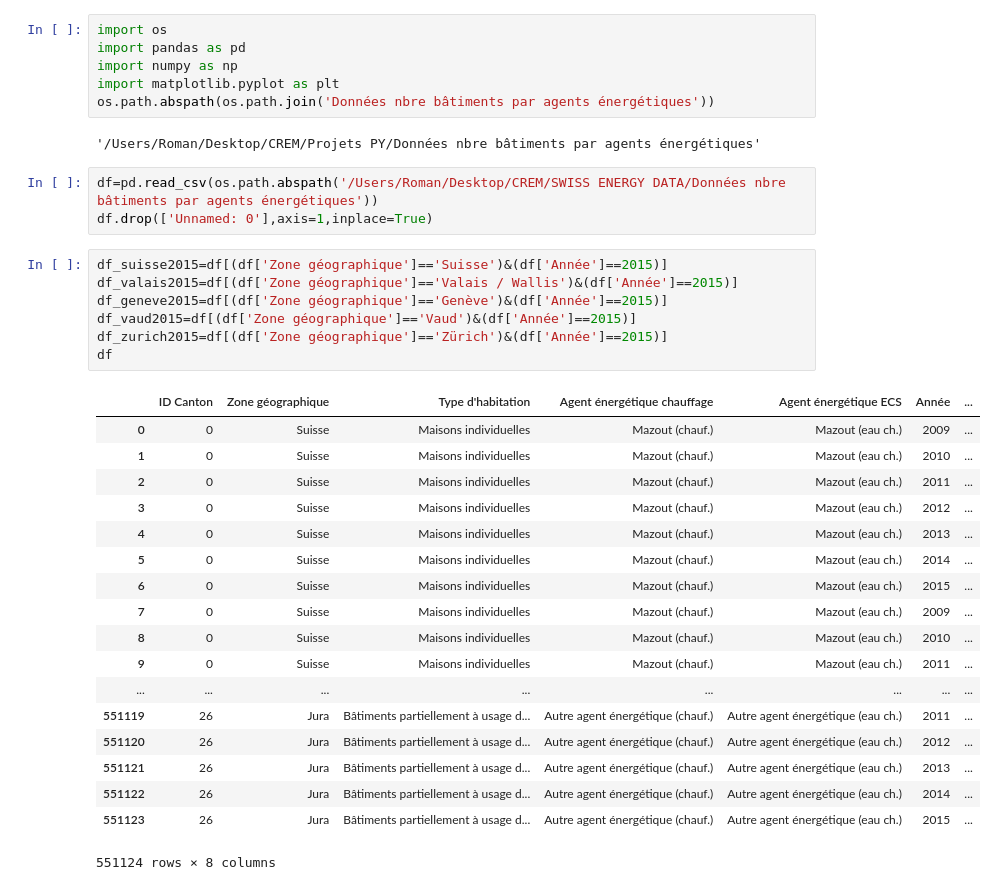
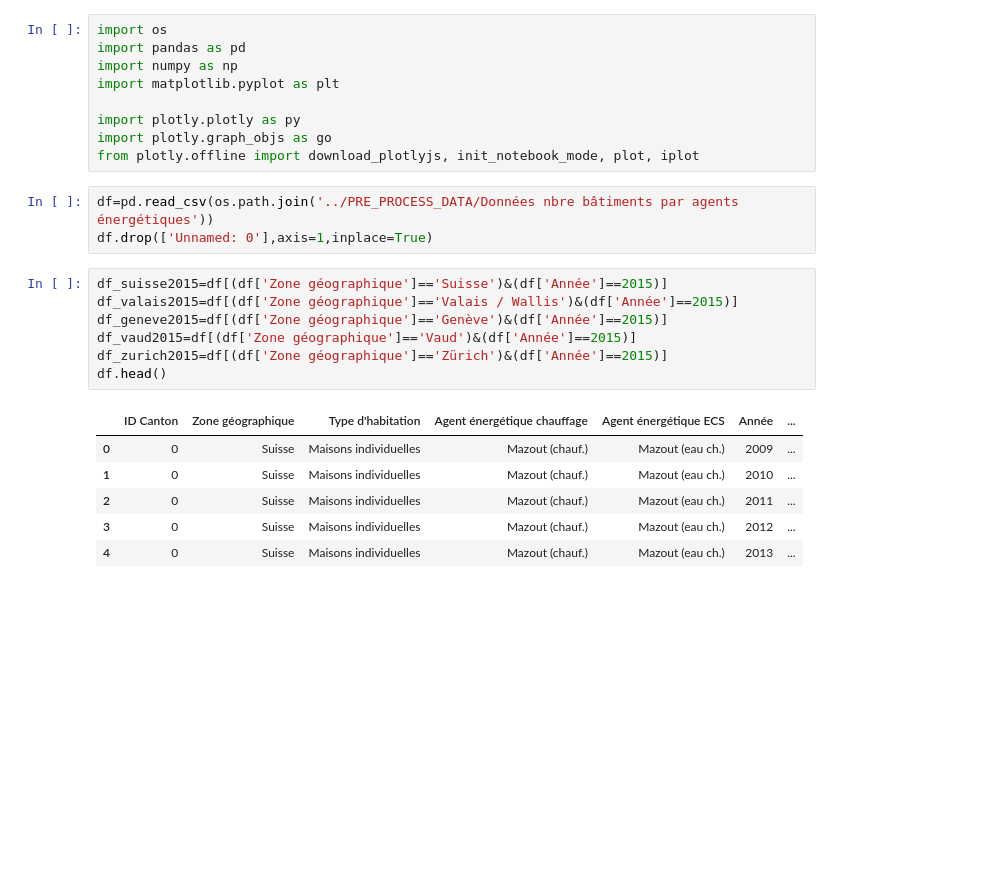
Before and after one commit to rversi/energy-data-swis, a Jupyter notebook: SCRIPT_PYTHON/AGENT_ENERGETIQUE_NOMBRE_BATIMENT.ipynb, the cells around one changed output. Saved outputs shown, nothing was run; the diff lists cells and outputs as text; blank space fills up the shorter version.

```diff
--- a/SCRIPT_PYTHON/AGENT_ENERGETIQUE_NOMBRE_BATIMENT.ipynb
+++ b/SCRIPT_PYTHON/AGENT_ENERGETIQUE_NOMBRE_BATIMENT.ipynb
@@ -3,35 +3,24 @@ import os
 import pandas as pd
 import numpy as np
 import matplotlib.pyplot as plt
-os.path.abspath(os.path.join('Données nbre bâtiments par agents énergétiques'))
+
+import plotly.plotly as py
+import plotly.graph_objs as go
+from plotly.offline import download_plotlyjs, init_notebook_mode, plot, iplot
-# %% [output]
-'/Users/Roman/Desktop/CREM/Projets PY/Données nbre bâtiments par agents énergétiques'
 # %%
-df=pd.read_csv(os.path.abspath('/Users/Roman/Desktop/CREM/SWISS ENERGY DATA/Données nbre bâtiments par agents énergétiques'))
+df=pd.read_csv(os.path.join('../PRE_PROCESS_DATA/Données nbre bâtiments par agents énergétiques'))
 df.drop(['Unnamed: 0'],axis=1,inplace=True)
 # %%
 df_suisse2015=df[(df['Zone géographique']=='Suisse')&(df['Année']==2015)]
 df_valais2015=df[(df['Zone géographique']=='Valais / Wallis')&(df['Année']==2015)]
 df_geneve2015=df[(df['Zone géographique']=='Genève')&(df['Année']==2015)]
 df_vaud2015=df[(df['Zone géographique']=='Vaud')&(df['Année']==2015)]
 df_zurich2015=df[(df['Zone géographique']=='Zürich')&(df['Année']==2015)]
-df
+df.head()
 # %% [output]
 |  | ID Canton | Zone géographique | Type d'habitation | Agent énergétique chauffage | Agent énergétique ECS | Année | ... |
 | 0 | 0 | Suisse | Maisons individuelles | Mazout (chauf.) | Mazout (eau ch.) | 2009 | ... |
 | 1 | 0 | Suisse | Maisons individuelles | Mazout (chauf.) | Mazout (eau ch.) | 2010 | ... |
 | 2 | 0 | Suisse | Maisons individuelles | Mazout (chauf.) | Mazout (eau ch.) | 2011 | ... |
 | 3 | 0 | Suisse | Maisons individuelles | Mazout (chauf.) | Mazout (eau ch.) | 2012 | ... |
 | 4 | 0 | Suisse | Maisons individuelles | Mazout (chauf.) | Mazout (eau ch.) | 2013 | ... |
-| 5 | 0 | Suisse | Maisons individuelles | Mazout (chauf.) | Mazout (eau ch.) | 2014 | ... |
-| 6 | 0 | Suisse | Maisons individuelles | Mazout (chauf.) | Mazout (eau ch.) | 2015 | ... |
-| 7 | 0 | Suisse | Maisons individuelles | Mazout (chauf.) | Mazout (eau ch.) | 2009 | ... |
-| 8 | 0 | Suisse | Maisons individuelles | Mazout (chauf.) | Mazout (eau ch.) | 2010 | ... |
-| 9 | 0 | Suisse | Maisons individuelles | Mazout (chauf.) | Mazout (eau ch.) | 2011 | ... |
-| ... | ... | ... | ... | ... | ... | ... | ... |
-| 551119 | 26 | Jura | Bâtiments partiellement à usage d... | Autre agent énergétique (chauf.) | Autre agent énergétique (eau ch.) | 2011 | ... |
-| 551120 | 26 | Jura | Bâtiments partiellement à usage d... | Autre agent énergétique (chauf.) | Autre agent énergétique (eau ch.) | 2012 | ... |
-| 551121 | 26 | Jura | Bâtiments partiellement à usage d... | Autre agent énergétique (chauf.) | Autre agent énergétique (eau ch.) | 2013 | ... |
-| 551122 | 26 | Jura | Bâtiments partiellement à usage d... | Autre agent énergétique (chauf.) | Autre agent énergétique (eau ch.) | 2014 | ... |
-| 551123 | 26 | Jura | Bâtiments partiellement à usage d... | Autre agent énergétique (chauf.) | Autre agent énergétique (eau ch.) | 2015 | ... |
-551124 rows × 8 columns
```
Also changed, not shown: parts of 20 cells of this notebook, 38 other files.
